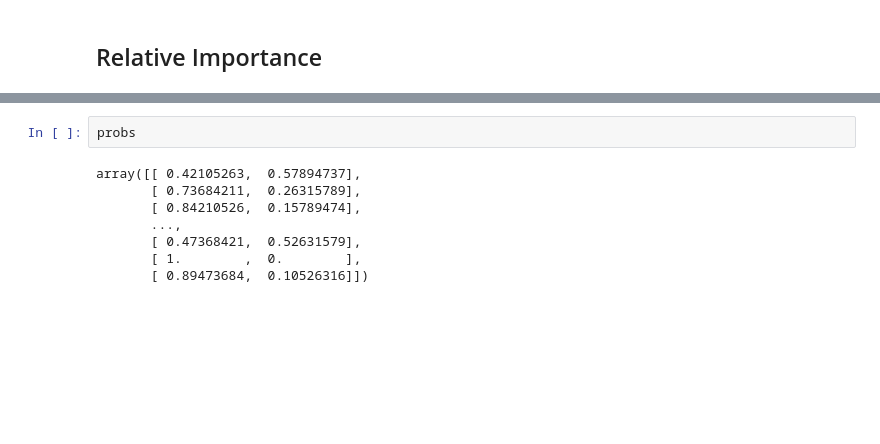
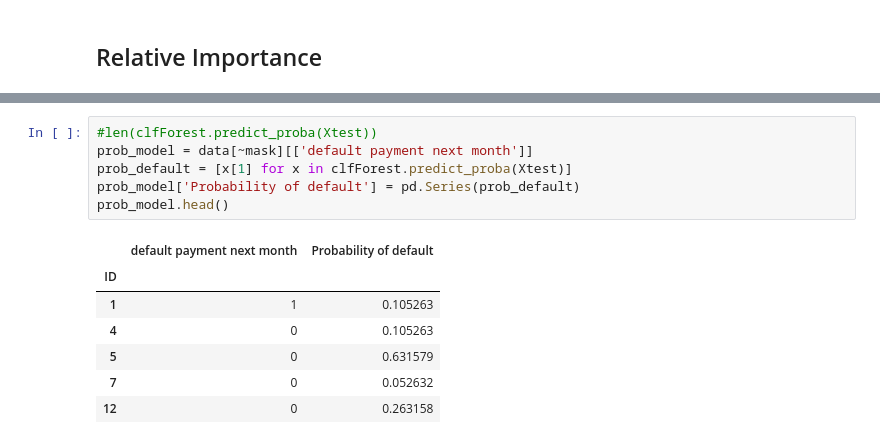
Before and after one commit to alviniac/taiwan-credit-default-analysis, a Jupyter notebook: Taiwan credit default machine learning.ipynb, the cells around one changed output, grey strips where cells are left out. Saved outputs shown, nothing was run; the diff lists cells and outputs as text; blank space fills up the shorter version.

```diff
--- a/Taiwan credit default machine learning.ipynb
+++ b/Taiwan credit default machine learning.ipynb
@@ -179,10 +135,14 @@ plt.show()
-# %%
-probs
-# %% [output]
-array([[ 0.42105263,  0.57894737],
-       [ 0.73684211,  0.26315789],
-       [ 0.84210526,  0.15789474],
-       ...,
-       [ 0.47368421,  0.52631579],
-       [ 1.        ,  0.        ],
-       [ 0.89473684,  0.10526316]])
+# %%
+#len(clfForest.predict_proba(Xtest))
+prob_model = data[~mask][['default payment next month']]
+prob_default = [x[1] for x in clfForest.predict_proba(Xtest)]
+prob_model['Probability of default'] = pd.Series(prob_default)
+prob_model.head()
+# %% [output]
+|  | default payment next month | Probability of default |
+| ID |  |  |
+| 1 | 1 | 0.105263 |
+| 4 | 0 | 0.105263 |
+| 5 | 0 | 0.631579 |
+| 7 | 0 | 0.052632 |
+| 12 | 0 | 0.263158 |
```
Also changed, not shown: parts of 10 cells of this notebook, 1 other file.
